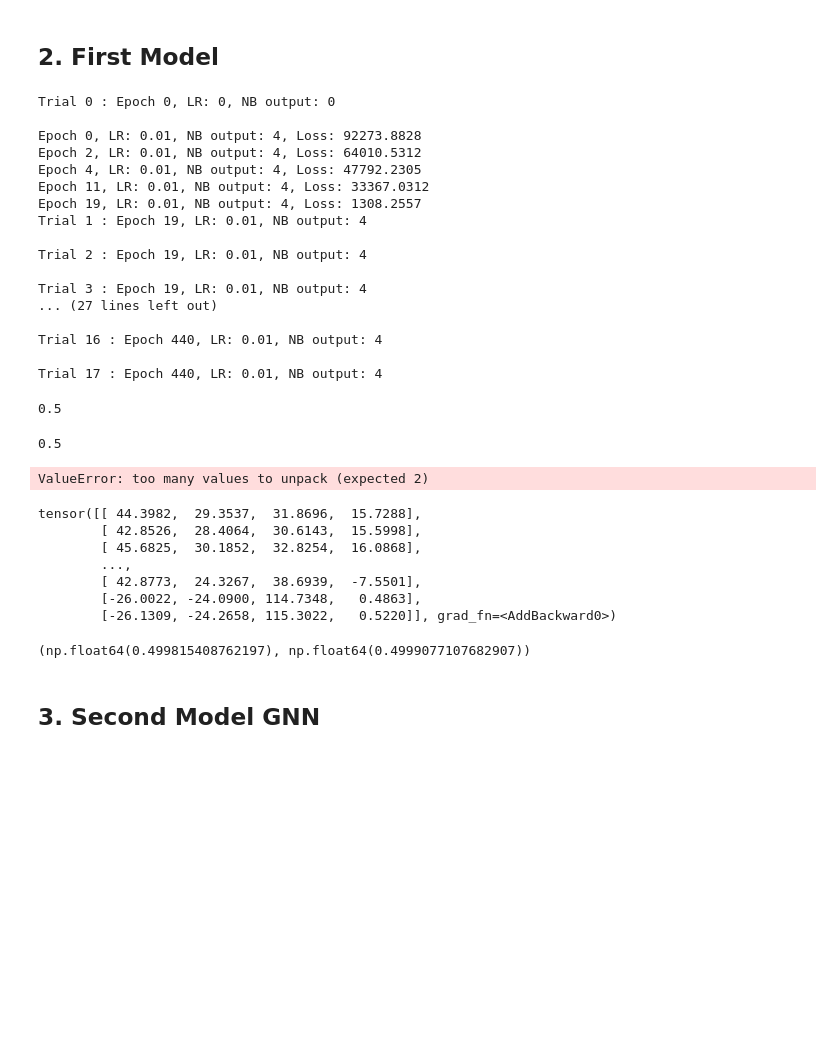
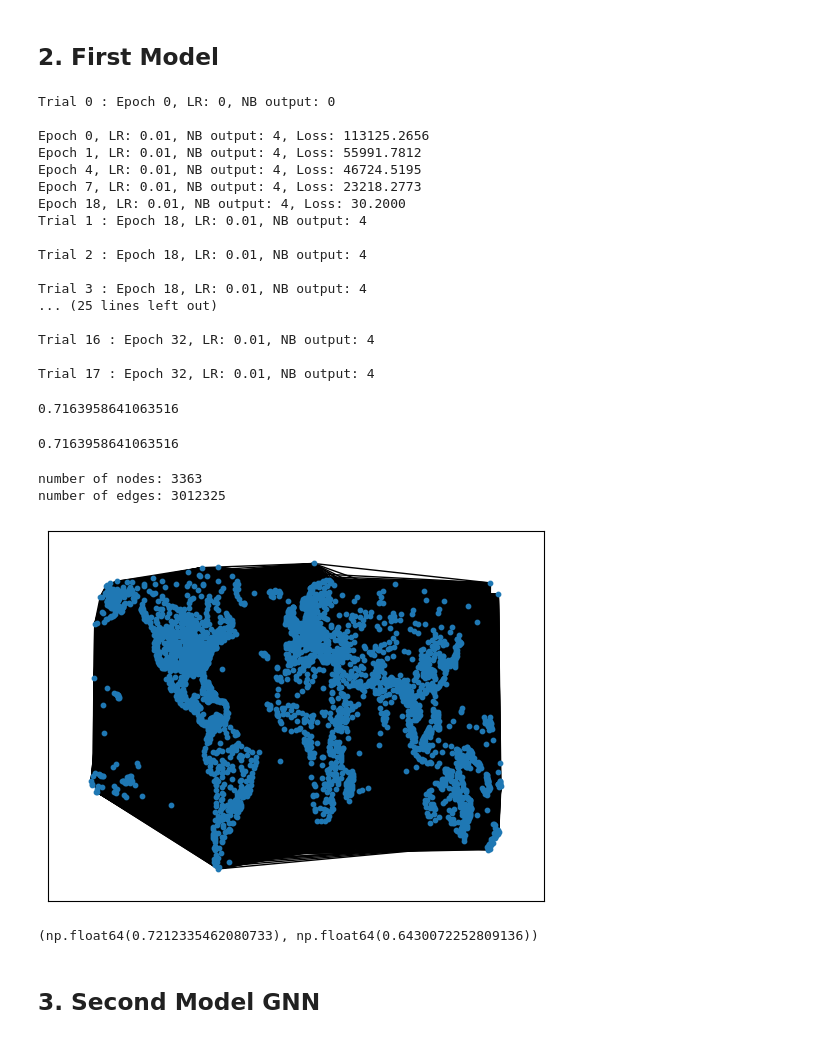
Before and after one commit to adesbx/Gnn-links-prediction, a Jupyter notebook: Link_prediction.ipynb, the cells around one changed output. Drawn from its saved outputs; the diff is of its cells as text; code cells hidden in the pictures; blank space fills up the shorter version.

Commit message:
Fix data split problem, but always problem from to many links

```diff
--- a/Link_prediction.ipynb
+++ b/Link_prediction.ipynb
@@ -42,8 +43,7 @@ NodeDataView({'0': {'lon': -145.50972222222222, 'lat': -17.35388888888889, 'popu
 # %%
 g.graph = {}
 data = from_networkx(g, group_node_attrs=["lon", "lat"])
-
-data = train_test_split_edges(data, 0.2, 0.8)
+data: Data = train_test_split_edges(data)
 # %% [markdown]
 après une  première analyse on se rend compte que grouper avec l'attribut population nous donne des "mauvais" résultat (auc: 0.5, accuracy: 0.5) ces valeurs
 # %%
@@ -119,7 +128,7 @@ def hyperparameter_tuning(data, num_epochs_values, lr_values, outputs_values):
     for lr in lr_values:
         for num_epoch in num_epochs_values:
             for output in outputs_values:
-                print(f'Trial {i} : Epoch {bepoch}, LR: {blr}, NB output: {bout} \n')
+                print(f'Trial {i} : Epoch {num_epoch}, LR: {lr}, NB output: {output} \n')
                 for epoch in range(num_epoch):
                     model = Encoder(data.num_features, output)
                     model = VGAE(model)
@@ -138,48 +147,56 @@ bmodel, min_loss, bepoch, blr, bout = hyperparameter_tuning(data, [100, 1000], [
 # %% [output]
 Trial 0 : Epoch 0, LR: 0, NB output: 0
 
-Epoch 0, LR: 0.01, NB output: 4, Loss: 92273.8828
-Epoch 2, LR: 0.01, NB output: 4, Loss: 64010.5312
-Epoch 4, LR: 0.01, NB output: 4, Loss: 47792.2305
-Epoch 11, LR: 0.01, NB output: 4, Loss: 33367.0312
-Epoch 19, LR: 0.01, NB output: 4, Loss: 1308.2557
-Trial 1 : Epoch 19, LR: 0.01, NB output: 4
+Epoch 0, LR: 0.01, NB output: 4, Loss: 113125.2656
+Epoch 1, LR: 0.01, NB output: 4, Loss: 55991.7812
+Epoch 4, LR: 0.01, NB output: 4, Loss: 46724.5195
+Epoch 7, LR: 0.01, NB output: 4, Loss: 23218.2773
+Epoch 18, LR: 0.01, NB output: 4, Loss: 30.2000
+Trial 1 : Epoch 18, LR: 0.01, NB output: 4
 
-Trial 2 : Epoch 19, LR: 0.01, NB output: 4
+Trial 2 : Epoch 18, LR: 0.01, NB output: 4
 
-Trial 3 : Epoch 19, LR: 0.01, NB output: 4
-... (27 lines left out)
+Trial 3 : Epoch 18, LR: 0.01, NB output: 4
+... (25 lines left out)
 
-Trial 16 : Epoch 440, LR: 0.01, NB output: 4
+Trial 16 : Epoch 32, LR: 0.01, NB output: 4
 
-Trial 17 : Epoch 440, LR: 0.01, NB output: 4
+Trial 17 : Epoch 32, LR: 0.01, NB output: 4
 # %%
 calc_accu_val(bmodel, data)
 # %% [output]
-0.5
+0.7163958641063516
 # %%
 calc_accu_test(bmodel, data)
 # %% [output]
-0.5
+0.7163958641063516
-# %%
-z = bmodel.encode(data.x, data.train_pos_edge_index)
-Ahat = torch.sigmoid(z @ z.T)
-gr = nx.Graph()
-# %% [output]
-ValueError: too many values to unpack (expected 2)
+# %%
+def visualise_output_prediction(bmodel, data, g):
+    z = bmodel.encode(data.x, data.train_pos_edge_index)
+    Ahat = torch.sigmoid(z @ z.T)
+    Ahat = Ahat-torch.eye(len(Ahat), len(Ahat))
+    rows, cols = np.where(Ahat == 1)
+    edges = zip(rows.tolist(), cols.tolist())
+    gr = g.copy()
+    gr.remove_edges_from(list(gr.edges()))
+    for u, v in edges:
+        if str(u) in gr.nodes and str(v) in gr.nodes:
+            gr.add_edge(str(u), str(v))
+    print("number of nodes:", len(gr.nodes))
+    print("number of edges:", len(gr.edges))
+    pos = {node: (float(g.nodes[node]['lon']), float(g.nodes[node]['lat'])) for node in g.nodes}
+    nx.draw_networkx(gr, pos=pos, node_size=10, with_labels=False)
+visualise_output_prediction(bmodel, data, g)
+# %% [output]
+number of nodes: 3363
+number of edges: 3012325
+[figure, added]
 # %%
 bmodel.eval()
 z = bmodel.encode(data.x, data.train_pos_edge_index)
 bmodel.test(z, data.test_pos_edge_index, data.test_neg_edge_index)
 # %% [output]
-tensor([[ 44.3982,  29.3537,  31.8696,  15.7288],
-        [ 42.8526,  28.4064,  30.6143,  15.5998],
-        [ 45.6825,  30.1852,  32.8254,  16.0868],
-        ...,
-        [ 42.8773,  24.3267,  38.6939,  -7.5501],
-        [-26.0022, -24.0900, 114.7348,   0.4863],
-        [-26.1309, -24.2658, 115.3022,   0.5220]], grad_fn=<AddBackward0>)
+(np.float64(0.7212335462080733), np.float64(0.6430072252809136))
-(np.float64(0.499815408762197), np.float64(0.4999077107682907))
 # %% [markdown]
 ## 3. Second Model GNN
 # %%
```
Also changed, not shown: parts of 5 cells of this notebook.
